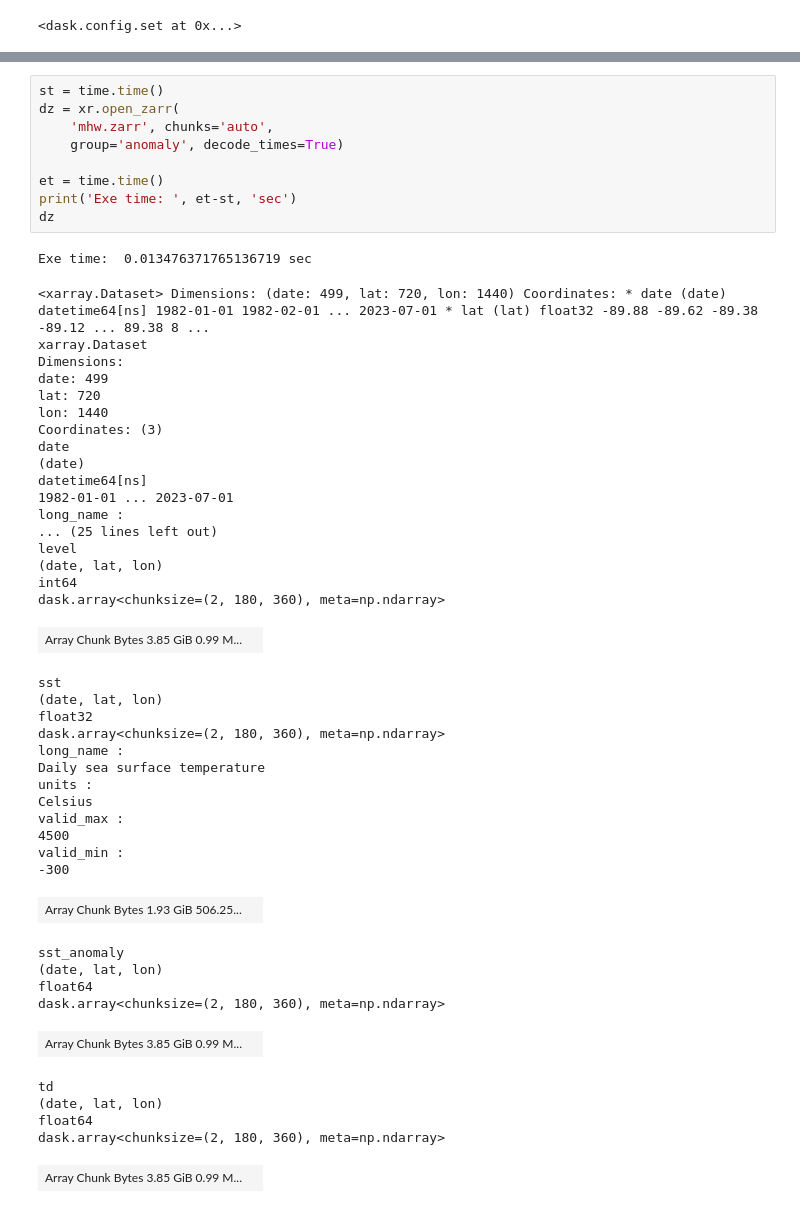
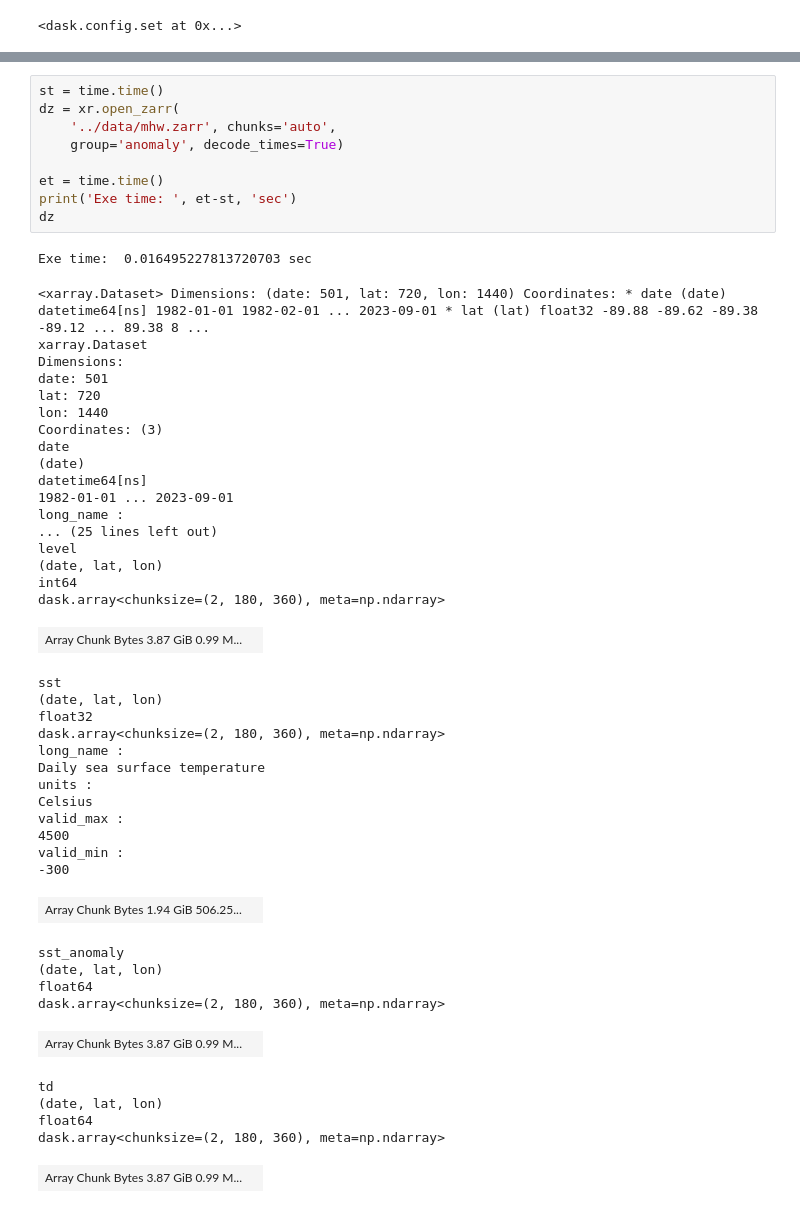
Before and after one commit to cywhale/marineheatwave, a Jupyter notebook: API/dev/read_sst_nc01.ipynb, the cells around one changed output, grey strips where cells are left out. Drawn from its saved outputs; the diff is of its cells as text.

```diff
--- a/API/read_sst_nc01.ipynb
+++ b/API/dev/read_sst_nc01.ipynb
@@ -178,32 +178,32 @@ dz2.to_zarr('mhw.zarr', mode='w', group='anomaly') #'sst_anomaly_test.zarr'
 # %%
 st = time.time()
 dz = xr.open_zarr(
-    'mhw.zarr', chunks='auto',
+    '../data/mhw.zarr', chunks='auto',
     group='anomaly', decode_times=True)
 
 et = time.time()
 print('Exe time: ', et-st, 'sec')
 dz
 # %% [output]
-Exe time:  0.013476371765136719 sec
+Exe time:  0.016495227813720703 sec
-<xarray.Dataset> Dimensions: (date: 499, lat: 720, lon: 1440) Coordinates: * date (date) datetime64[ns] 1982-01-01 1982-02-01 ... 2023-07-01 * lat (lat) float32 -89.88 -89.62 -89.38 -89.12 ... 89.38 8 ...
+<xarray.Dataset> Dimensions: (date: 501, lat: 720, lon: 1440) Coordinates: * date (date) datetime64[ns] 1982-01-01 1982-02-01 ... 2023-09-01 * lat (lat) float32 -89.88 -89.62 -89.38 -89.12 ... 89.38 8 ...
 xarray.Dataset
 Dimensions:
-date: 499
+date: 501
 lat: 720
 lon: 1440
 Coordinates: (3)
 date
 (date)
 datetime64[ns]
-1982-01-01 ... 2023-07-01
+1982-01-01 ... 2023-09-01
 long_name :
 ... (25 lines left out)
 level
 (date, lat, lon)
 int64
 dask.array<chunksize=(2, 180, 360), meta=np.ndarray>
-| Array Chunk Bytes 3.85 GiB 0.99 M... |  |
+| Array Chunk Bytes 3.87 GiB 0.99 M... |  |
 sst
 (date, lat, lon)
 float32
@@ -216,17 +216,17 @@ valid_max :
 4500
 valid_min :
 -300
-| Array Chunk Bytes 1.93 GiB 506.25... |  |
+| Array Chunk Bytes 1.94 GiB 506.25... |  |
 sst_anomaly
 (date, lat, lon)
 float64
 dask.array<chunksize=(2, 180, 360), meta=np.ndarray>
-| Array Chunk Bytes 3.85 GiB 0.99 M... |  |
+| Array Chunk Bytes 3.87 GiB 0.99 M... |  |
 td
 (date, lat, lon)
 float64
 dask.array<chunksize=(2, 180, 360), meta=np.ndarray>
-| Array Chunk Bytes 3.85 GiB 0.99 M... |  |
+| Array Chunk Bytes 3.87 GiB 0.99 M... |  |
 Indexes: (3)
 date
 PandasIndex
```
Also changed, not shown: parts of 7 cells of this notebook, 16 other files.
